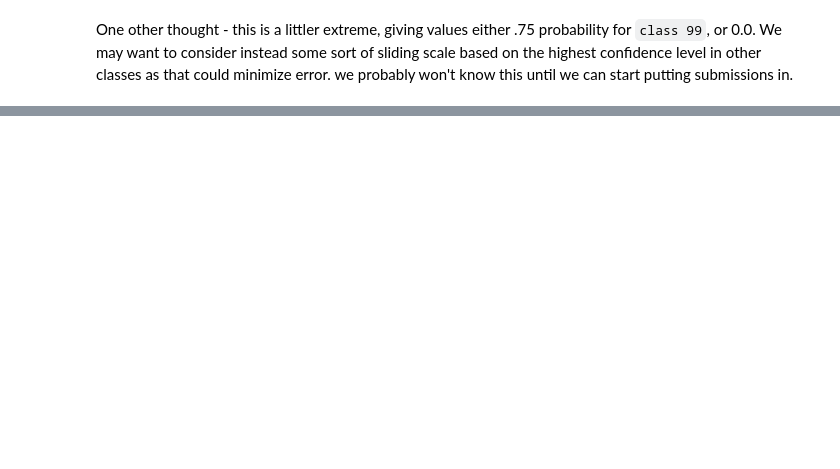
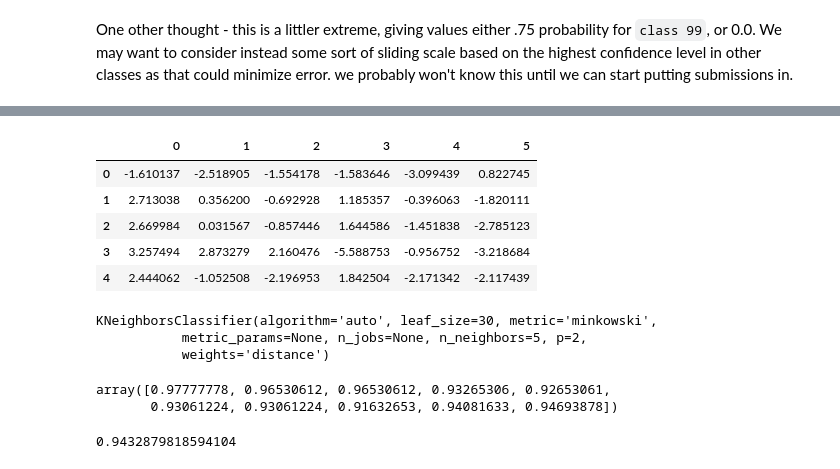
Before and after one commit to conditg/Space, a Jupyter notebook: galacticKNN.ipynb, the cells around one changed output, grey strips where cells are left out. Drawn from its saved outputs; the diff is of its cells as text; code cells hidden in the pictures; blank space fills up the shorter version.

```diff
--- a/galacticKNN.ipynb
+++ b/galacticKNN.ipynb
@@ -838,0 +839,16 @@ We may want to consider instead some sort of sliding scale based on the highest
+# %%
+galatts = df[['all_times_nhist_numpeaks_z', 'all_times_nhist_numpeaks_Y', 'amplitude_u', 'amplitude_Y', 'amplitude_g',
+                    'percent_beyond_1_std_r', 'percent_beyond_1_std_i', 'percent_beyond_1_std_z', 'percent_beyond_1_std_Y',
+                    'maximum_u', 'maximum_g', 'maximum_r', 'maximum_z', 'maximum_Y','max_slope_g', 'max_slope_r', 'max_slope_z',
+                     'max_slope_Y', 'median_i', 'median_z', 'median_Y', 'median_absolute_deviation_g', 'median_absolute_deviation_z',
+                    'median_absolute_deviation_Y', 'percent_close_to_median_g', 'percent_close_to_median_Y', 'period_fast_g',
+                     'period_fast_r', 'period_fast_i', 'period_fast_z', 'period_fast_Y', 'qso_log_chi2_qsonu_u',
+                    'qso_log_chi2_qsonu_g', 'qso_log_chi2_qsonu_r', 'qso_log_chi2_qsonu_i', 'qso_log_chi2_qsonu_z',
+                    'qso_log_chi2_qsonu_Y', 'freq1_freq_r', 'minimum_g', 'minimum_r', 'minimum_i', 'minimum_z', 'minimum_Y',
+                    'skew_g', 'skew_r', 'skew_i', 'skew_z', 'skew_Y', 'std_g', 'std_i', 'std_z', 'std_Y']]
+X = StandardScaler().fit_transform(galatts)
+Xt = X.T
+Cx = np.cov(Xt)
+eig_val_cov, eig_vec_cov = np.linalg.eig(Cx)
+print('%Variance explained by each component\n',
+    eig_val_cov / sum(eig_val_cov))
@@ -838,0 +870,36 @@ We may want to consider instead some sort of sliding scale based on the highest
+# %%
+feat = pd.DataFrame()
+
+#grab one per class
+
+
+for x in range(0,6):
+    P = eig_vec_cov[:, x]
+    Y = P.T.dot(Xt)
+    feat[x] = Y
+#Split X,Y
+featY = df['target']
+feat.head()
+# %% [output]
+|  | 0 | 1 | 2 | 3 | 4 | 5 |
+| 0 | -1.610137 | -2.518905 | -1.554178 | -1.583646 | -3.099439 | 0.822745 |
+| 1 | 2.713038 | 0.356200 | -0.692928 | 1.185357 | -0.396063 | -1.820111 |
+| 2 | 2.669984 | 0.031567 | -0.857446 | 1.644586 | -1.451838 | -2.785123 |
+| 3 | 3.257494 | 2.873279 | 2.160476 | -5.588753 | -0.956752 | -3.218684 |
+| 4 | 2.444062 | -1.052508 | -2.196953 | 1.842504 | -2.171342 | -2.117439 |
+# %%
+#test a KNN
+galknn = KNeighborsClassifier(n_neighbors=5, weights='distance')
+galknn.fit(feat, featY)
+# %% [output]
+KNeighborsClassifier(algorithm='auto', leaf_size=30, metric='minkowski',
+           metric_params=None, n_jobs=None, n_neighbors=5, p=2,
+           weights='distance')
+# %%
+scores = cross_val_score(galknn,feat,featY, cv=10)
+display(scores)
+scores.mean()
+# %% [output]
+array([0.97777778, 0.96530612, 0.96530612, 0.93265306, 0.92653061,
+       0.93061224, 0.93061224, 0.91632653, 0.94081633, 0.94693878])
+0.9432879818594104
```
Also changed, not shown: parts of 45 cells of this notebook.
